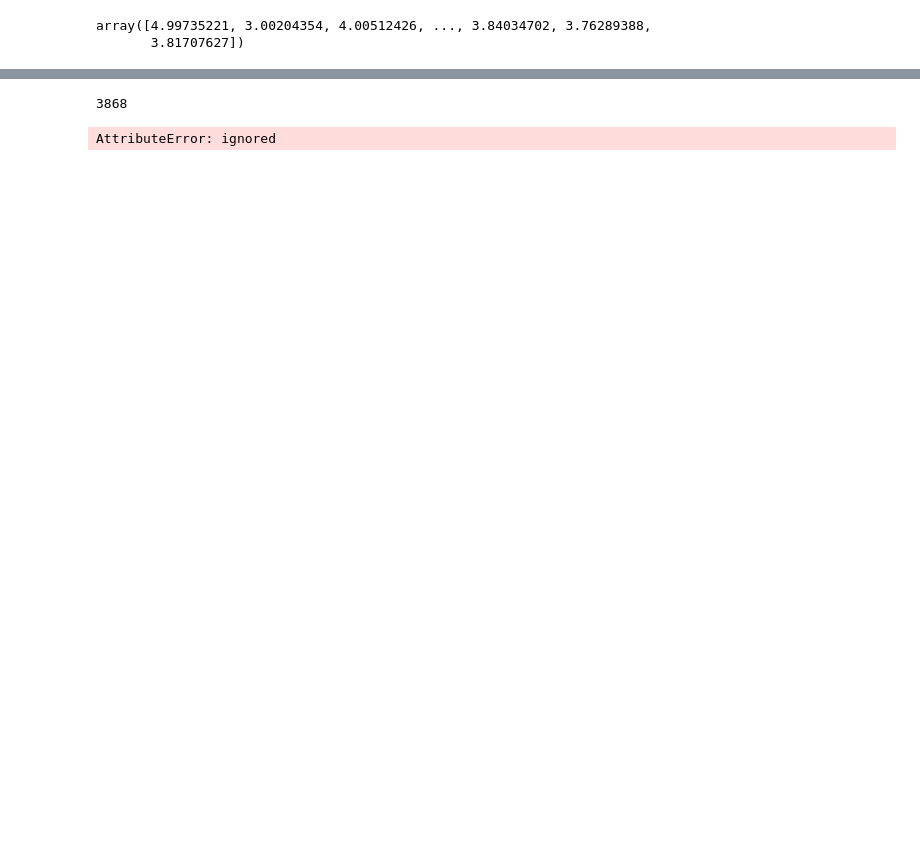
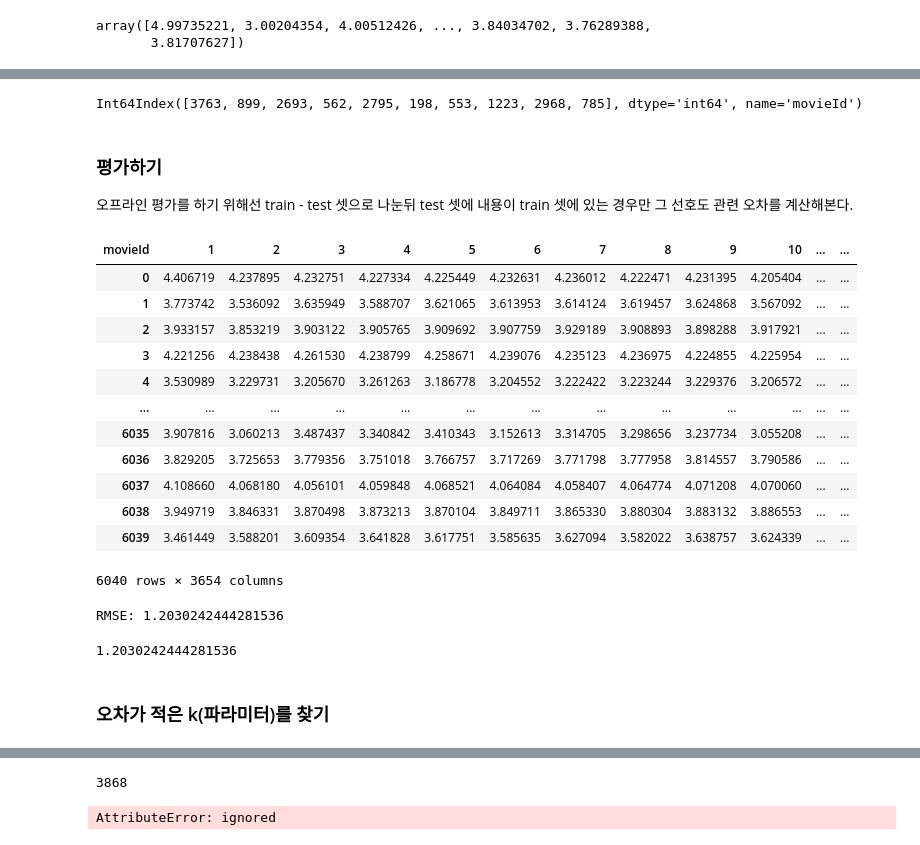
Before and after one commit to dlskawns/RecSys_and_Retrieval_Study, a Jupyter notebook: SVD(SingularVectorDecomposition).ipynb, the cells around one changed output, grey strips where cells are left out. Drawn from its saved outputs; the diff is of its cells as text; code cells hidden in the pictures; blank space fills up the shorter version.

```diff
--- a/SVD(SingularVectorDecomposition).ipynb
+++ b/SVD(SingularVectorDecomposition).ipynb
@@ -764,0 +798,49 @@ len(lst_rec)
+# %%
+import copy
+# 이전에 봤던 영화는 삭제
+dummy_df = adj_df.copy()
+dummy_df = dummy_df.drop(columns = dict_u_i[user_n])
+# 정렬을 통해 선호도가 높은 순으로 10개 출력
+dummy_df.iloc[user_n].sort_values(ascending = False)[:10].index
+# %% [output]
+Int64Index([3763, 899, 2693, 562, 2795, 198, 553, 1223, 2968, 785], dtype='int64', name='movieId')
+# %% [markdown]
+### 평가하기
+
+오프라인 평가를 하기 위해선 train - test 셋으로 나눈뒤 test 셋에 내용이 train 셋에 있는 경우만 그 선호도 관련 오차를 계산해본다.
+# %%
+from sklearn.model_selection import train_test_split
+
+train, test = train_test_split(ratings, test_size = 0.3, random_state=2)
+# %%
+U, Sigma, Vt = svd(adj_matrix)
+# %%
+import tqdm
+def svd_method(df, k = 30):
+  df_pivot = df.pivot(index = 'userId', columns = 'movieId', values = 'rating')
+  for i in range(df_pivot.shape[0]):
+    df_pivot.iloc[i] = df_pivot.iloc[i].fillna(df_pivot.iloc[i].mean())
+  U, Sigma, Vt = np.linalg.svd(df_pivot)
+  U = U[:, :k]
+  Sigma = np.diag(Sigma[:k])
+  Vt = Vt[:k]
+  svd_df = pd.DataFrame(np.dot(np.dot(U, Sigma), Vt), columns = df_pivot.columns)
+  return svd_df
+# %%
+result_train = svd_method(train)
+# %%
+result_train
+# %% [output]
+| movieId | 1 | 2 | 3 | 4 | 5 | 6 | 7 | 8 | 9 | 10 | ... | ... |
+| 0 | 4.406719 | 4.237895 | 4.232751 | 4.227334 | 4.225449 | 4.232631 | 4.236012 | 4.222471 | 4.231395 | 4.205404 | ... | ... |
+| 1 | 3.773742 | 3.536092 | 3.635949 | 3.588707 | 3.621065 | 3.613953 | 3.614124 | 3.619457 | 3.624868 | 3.567092 | ... | ... |
+| 2 | 3.933157 | 3.853219 | 3.903122 | 3.905765 | 3.909692 | 3.907759 | 3.929189 | 3.908893 | 3.898288 | 3.917921 | ... | ... |
+| 3 | 4.221256 | 4.238438 | 4.261530 | 4.238799 | 4.258671 | 4.239076 | 4.235123 | 4.236975 | 4.224855 | 4.225954 | ... | ... |
+| 4 | 3.530989 | 3.229731 | 3.205670 | 3.261263 | 3.186778 | 3.204552 | 3.222422 | 3.223244 | 3.229376 | 3.206572 | ... | ... |
+| ... | ... | ... | ... | ... | ... | ... | ... | ... | ... | ... | ... | ... |
+| 6035 | 3.907816 | 3.060213 | 3.487437 | 3.340842 | 3.410343 | 3.152613 | 3.314705 | 3.298656 | 3.237734 | 3.055208 | ... | ... |
+| 6036 | 3.829205 | 3.725653 | 3.779356 | 3.751018 | 3.766757 | 3.717269 | 3.771798 | 3.777958 | 3.814557 | 3.790586 | ... | ... |
+| 6037 | 4.108660 | 4.068180 | 4.056101 | 4.059848 | 4.068521 | 4.064084 | 4.058407 | 4.064774 | 4.071208 | 4.070060 | ... | ... |
+| 6038 | 3.949719 | 3.846331 | 3.870498 | 3.873213 | 3.870104 | 3.849711 | 3.865330 | 3.880304 | 3.883132 | 3.886553 | ... | ... |
+| 6039 | 3.461449 | 3.588201 | 3.609354 | 3.641828 | 3.617751 | 3.585635 | 3.627094 | 3.582022 | 3.638757 | 3.624339 | ... | ... |
+6040 rows × 3654 columns
@@ -764,0 +867,7 @@ len(lst_rec)
+# %%
+eval(result_train, train, test)
+# %% [output]
+RMSE: 1.2030242444281536
+1.2030242444281536
+# %% [markdown]
+### 오차가 적은 k(파라미터)를 찾기
```
Also changed, not shown: parts of 18 cells of this notebook.
